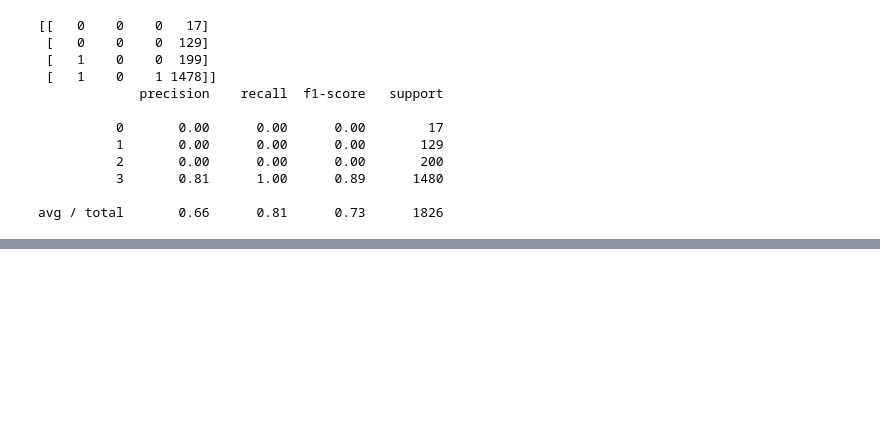
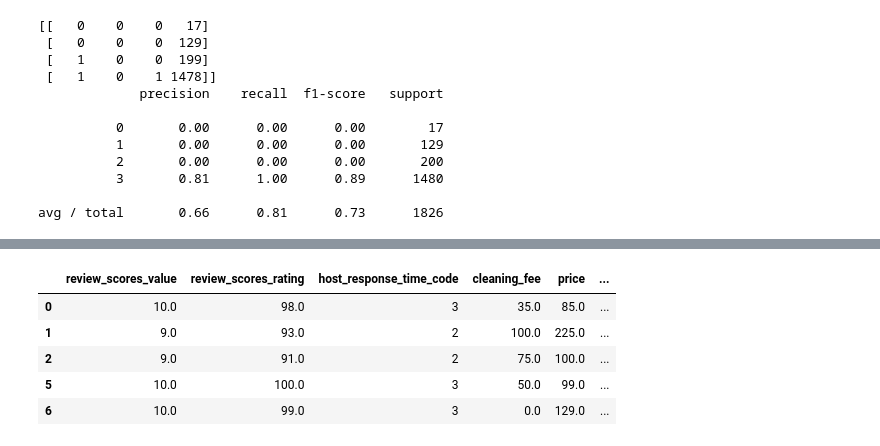
Before and after one commit to eyambaita/dsc-3-final-project-online-ds-pt-100118, a Jupyter notebook: student.ipynb, the cells around one changed output, grey strips where cells are left out. Drawn from its saved outputs; the diff is of its cells as text; code cells hidden in the pictures; blank space fills up the shorter version.

```diff
--- a/student.ipynb
+++ b/student.ipynb
@@ -298,0 +386,4 @@ avg / total       0.66      0.81      0.73      1826
+# %%
+#dropping columns with NaN
+df_new5=df_new4.dropna()
+df_new5.shape
@@ -298,0 +413,7 @@ avg / total       0.66      0.81      0.73      1826
+# %%
+#df[df.columns[1:]].replace('[\$,]', '', regex=True).astype(float)
+import locale
+import pandas as pd
+locale.setlocale(locale.LC_ALL,'')
+df_new5['cleaning_fee']=df_new5.cleaning_fee.map(lambda x: locale.atof(x.strip('$')))
+df_new5['price']=df_new5.price.map(lambda x: locale.atof(x.strip('$')))
@@ -298,0 +430,9 @@ avg / total       0.66      0.81      0.73      1826
+# %%
+df_new5.head()
+# %% [output]
+|  | review_scores_value | review_scores_rating | host_response_time_code | cleaning_fee | price | ... |
+| 0 | 10.0 | 98.0 | 3 | 35.0 | 85.0 | ... |
+| 1 | 9.0 | 93.0 | 2 | 100.0 | 225.0 | ... |
+| 2 | 9.0 | 91.0 | 2 | 75.0 | 100.0 | ... |
+| 5 | 10.0 | 100.0 | 3 | 50.0 | 99.0 | ... |
+| 6 | 10.0 | 99.0 | 3 | 0.0 | 129.0 | ... |
```
Also changed, not shown: parts of 28 cells of this notebook.
